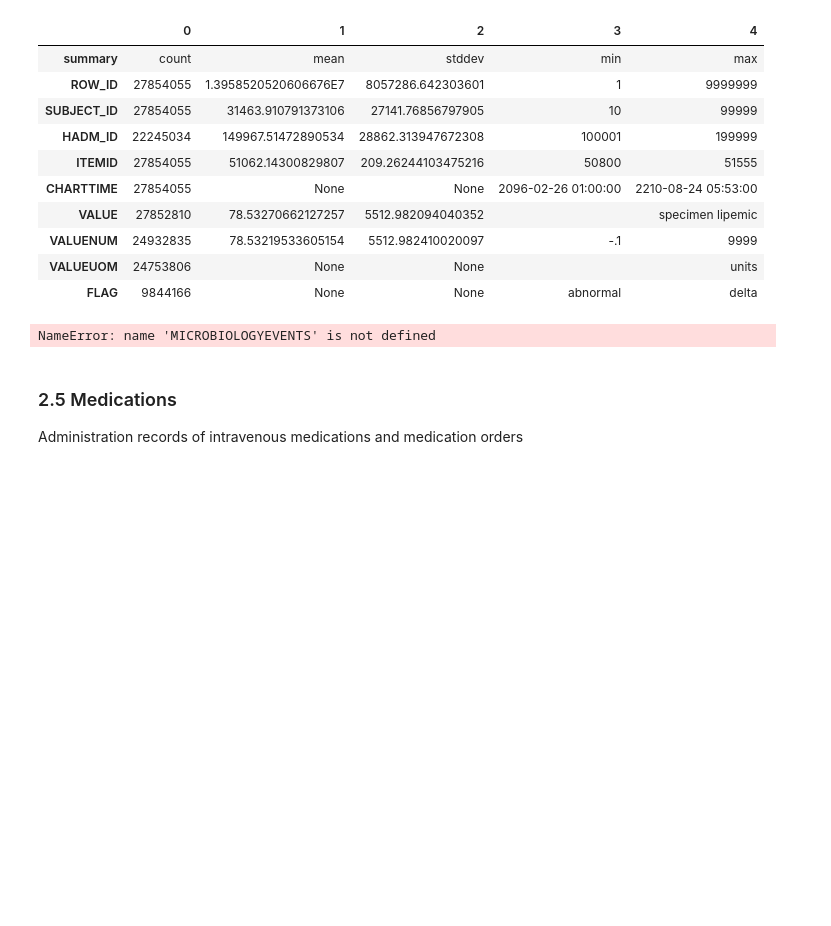
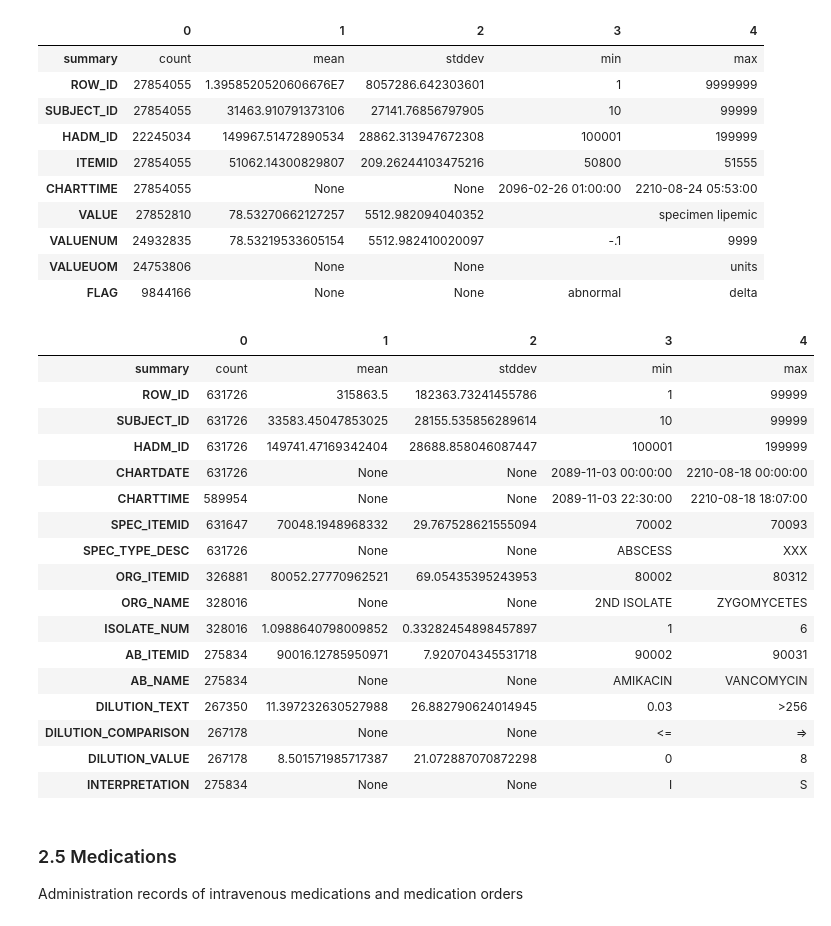
Before and after one commit to gauravkdesai/MIDS-W210-Medical_Insurance_Payment_Assistant, a Jupyter notebook: 01_MIMIC_EDA.ipynb, the cells around one changed output. Cells and saved outputs as stored; diff of their text form; code cells hidden in the pictures; blank space fills up the shorter version.

```diff
--- a/01_MIMIC_EDA.ipynb
+++ b/01_MIMIC_EDA.ipynb
@@ -645,9 +698,26 @@ LABEVENTS_DF.describe().toPandas().T
 | VALUEUOM | 24753806 | None | None |  | units |
 | FLAG | 9844166 | None | None | abnormal | delta |
 # %%
-MICROBIOLOGYEVENTS.describe().toPandas().T
+MICROBIOLOGYEVENTS_DF.describe().toPandas().T
 # %% [output]
-NameError: name 'MICROBIOLOGYEVENTS' is not defined
+|  | 0 | 1 | 2 | 3 | 4 |
+| summary | count | mean | stddev | min | max |
+| ROW_ID | 631726 | 315863.5 | 182363.73241455786 | 1 | 99999 |
+| SUBJECT_ID | 631726 | 33583.45047853025 | 28155.535856289614 | 10 | 99999 |
+| HADM_ID | 631726 | 149741.47169342404 | 28688.858046087447 | 100001 | 199999 |
+| CHARTDATE | 631726 | None | None | 2089-11-03 00:00:00 | 2210-08-18 00:00:00 |
+| CHARTTIME | 589954 | None | None | 2089-11-03 22:30:00 | 2210-08-18 18:07:00 |
+| SPEC_ITEMID | 631647 | 70048.1948968332 | 29.767528621555094 | 70002 | 70093 |
+| SPEC_TYPE_DESC | 631726 | None | None | ABSCESS | XXX |
+| ORG_ITEMID | 326881 | 80052.27770962521 | 69.05435395243953 | 80002 | 80312 |
+| ORG_NAME | 328016 | None | None | 2ND ISOLATE | ZYGOMYCETES |
+| ISOLATE_NUM | 328016 | 1.0988640798009852 | 0.33282454898457897 | 1 | 6 |
+| AB_ITEMID | 275834 | 90016.12785950971 | 7.920704345531718 | 90002 | 90031 |
+| AB_NAME | 275834 | None | None | AMIKACIN | VANCOMYCIN |
+| DILUTION_TEXT | 267350 | 11.397232630527988 | 26.882790624014945 | 0.03 | >256 |
+| DILUTION_COMPARISON | 267178 | None | None | <= | => |
+| DILUTION_VALUE | 267178 | 8.501571985717387 | 21.072887070872298 | 0 | 8 |
+| INTERPRETATION | 275834 | None | None | I | S |
 # %% [markdown]
 ### 2.5 Medications
 Administration records of intravenous medications and medication orders
```
Also changed, not shown: parts of 15 cells of this notebook.
